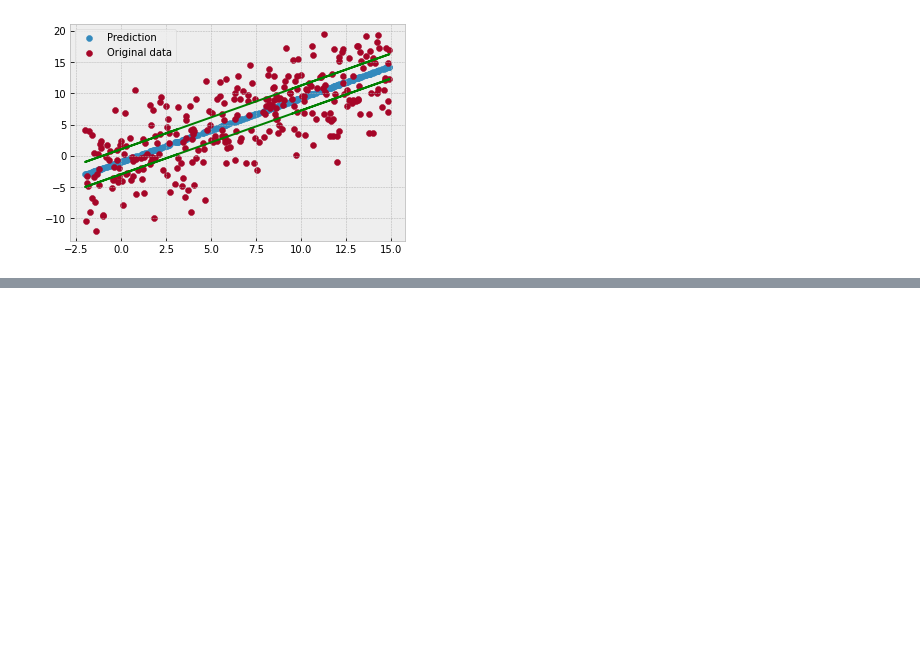
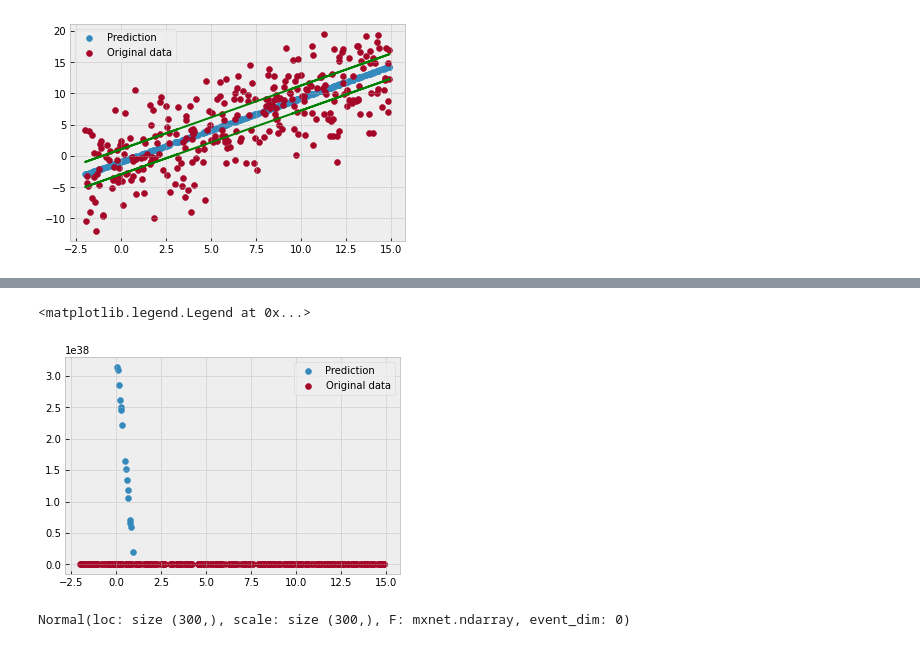
Before and after one commit to sherna90/mxprob, a Jupyter notebook: benchmarks/2.-linear-model.ipynb, the cells around one changed output, grey strips where cells are left out. Saved outputs shown, nothing was run; the diff lists cells and outputs as text; code cells hidden in the pictures; blank space fills up the shorter version.

Commit message:
linear aleatoric

```diff
--- a/benchmarks/2.-linear-model.ipynb
+++ b/benchmarks/2.-linear-model.ipynb
@@ -69,0 +75,14 @@ plt.legend()
+# %%
+par_aleatoric={'weights':nd.random_normal(shape=1,ctx=model_ctx),
+     'bias':nd.random_normal(shape=1,ctx=model_ctx),
+     'weights_scale':nd.random_normal(shape=1,ctx=model_ctx),
+     'bias_scale':nd.random_normal(shape=1,ctx=model_ctx)}
+hyper={'alpha':nd.array(10.0, ctx=model_ctx)}
+# %%
+from hamiltonian.models.linear import linear_aleatoric
+
+model=linear_aleatoric(hyper,ctx=model_ctx)
+inference=sgd(model,par_aleatoric,step_size=0.005,ctx=model_ctx)
+# %%
+par_aleatoric,loss=inference.fit(epochs=1000,batch_size=64,gamma=0.9,
+                                 X_train=X_train_tensor,y_train=y_train_tensor,verbose=True)
@@ -69,0 +100,15 @@ plt.legend()
+# %%
+y_pred=model.predict(par_aleatoric,X_test_tensor)
+# %%
+plt.scatter(X_test, y_pred.mean.asnumpy(), label = 'Prediction')
+plt.plot(X_test,y_pred.mean.asnumpy()+2*y_pred.scale.asnumpy(),'g')
+plt.plot(X_test,y_pred.mean.asnumpy()-2*y_pred.scale.asnumpy(),'g')
+plt.scatter(X_test, y_test, label = 'Original data')
+plt.legend()
+# %% [output]
+<matplotlib.legend.Legend at 0x...>
+[figure, added]
+# %%
+y_pred
+# %% [output]
+Normal(loc: size (300,), scale: size (300,), F: mxnet.ndarray, event_dim: 0)
```
Also changed, not shown: parts of 5 cells of this notebook, 2 other files.
